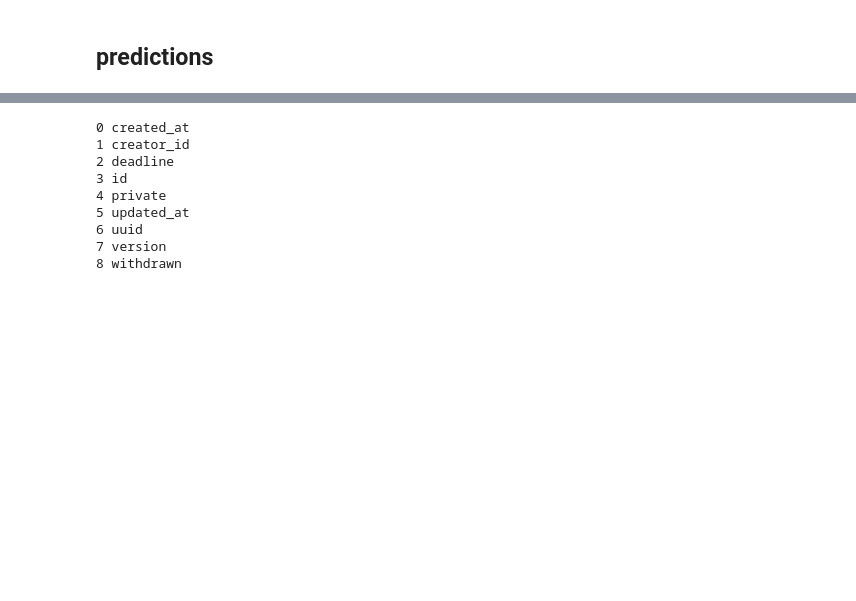
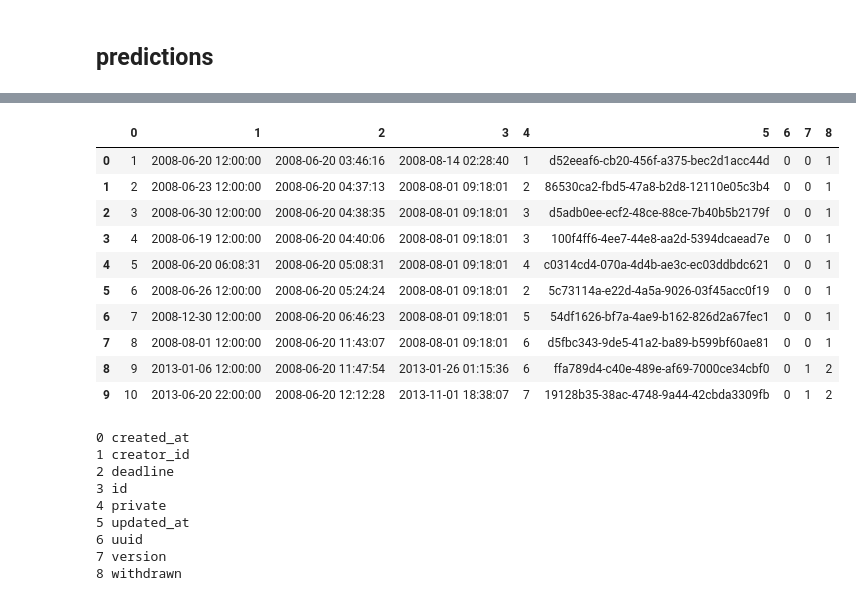
Before and after one commit to notionparallax/GA-DataScience, a Jupyter notebook: Prediction book analysis/PB exploration.ipynb, the cells around one changed output, grey strips where cells are left out. Cells and saved outputs as stored; diff of their text form; code cells hidden in the pictures; blank space fills up the shorter version.

Commit message:
make DFs print tidily

```diff
--- a/Prediction book analysis/PB exploration.ipynb
+++ b/Prediction book analysis/PB exploration.ipynb
@@ -87,5 +90,5 @@ print queryAsTable("""select * from  mysql.responses""", maxrows=10).to_string(i
 ## predictions ##
 # %%
 q = queryAsTable("""select * from  mysql.predictions""", maxrows=10, how=0)
-print q.to_string(index=None)
+q
 # %% [output]
@@ -103,3 +95,14 @@ print q.to_string(index=None)
+|  | 0 | 1 | 2 | 3 | 4 | 5 | 6 | 7 | 8 |
+| 0 | 1 | 2008-06-20 12:00:00 | 2008-06-20 03:46:16 | 2008-08-14 02:28:40 | 1 | d52eeaf6-cb20-456f-a375-bec2d1acc44d | 0 | 0 | 1 |
+| 1 | 2 | 2008-06-23 12:00:00 | 2008-06-20 04:37:13 | 2008-08-01 09:18:01 | 2 | 86530ca2-fbd5-47a8-b2d8-12110e05c3b4 | 0 | 0 | 1 |
+| 2 | 3 | 2008-06-30 12:00:00 | 2008-06-20 04:38:35 | 2008-08-01 09:18:01 | 3 | d5adb0ee-ecf2-48ce-88ce-7b40b5b2179f | 0 | 0 | 1 |
+| 3 | 4 | 2008-06-19 12:00:00 | 2008-06-20 04:40:06 | 2008-08-01 09:18:01 | 3 | 100f4ff6-4ee7-44e8-aa2d-5394dcaead7e | 0 | 0 | 1 |
+| 4 | 5 | 2008-06-20 06:08:31 | 2008-06-20 05:08:31 | 2008-08-01 09:18:01 | 4 | c0314cd4-070a-4d4b-ae3c-ec03ddbdc621 | 0 | 0 | 1 |
+| 5 | 6 | 2008-06-26 12:00:00 | 2008-06-20 05:24:24 | 2008-08-01 09:18:01 | 2 | 5c73114a-e22d-4a5a-9026-03f45acc0f19 | 0 | 0 | 1 |
+| 6 | 7 | 2008-12-30 12:00:00 | 2008-06-20 06:46:23 | 2008-08-01 09:18:01 | 5 | 54df1626-bf7a-4ae9-b162-826d2a67fec1 | 0 | 0 | 1 |
+| 7 | 8 | 2008-08-01 12:00:00 | 2008-06-20 11:43:07 | 2008-08-01 09:18:01 | 6 | d5fbc343-9de5-41a2-ba89-b599bf60ae81 | 0 | 0 | 1 |
+| 8 | 9 | 2013-01-06 12:00:00 | 2008-06-20 11:47:54 | 2013-01-26 01:15:36 | 6 | ffa789d4-c40e-489e-af69-7000ce34cbf0 | 0 | 1 | 2 |
+| 9 | 10 | 2013-06-20 22:00:00 | 2008-06-20 12:12:28 | 2013-11-01 18:38:07 | 7 | 19128b35-38ac-4748-9a44-42cbda3309fb | 0 | 1 | 2 |
 # %%
 q = queryAsTable("""select * from  mysql.predictions""", maxrows=10, how=1)
 keys = q.keys()
```
Also changed, not shown: parts of 13 cells of this notebook.
